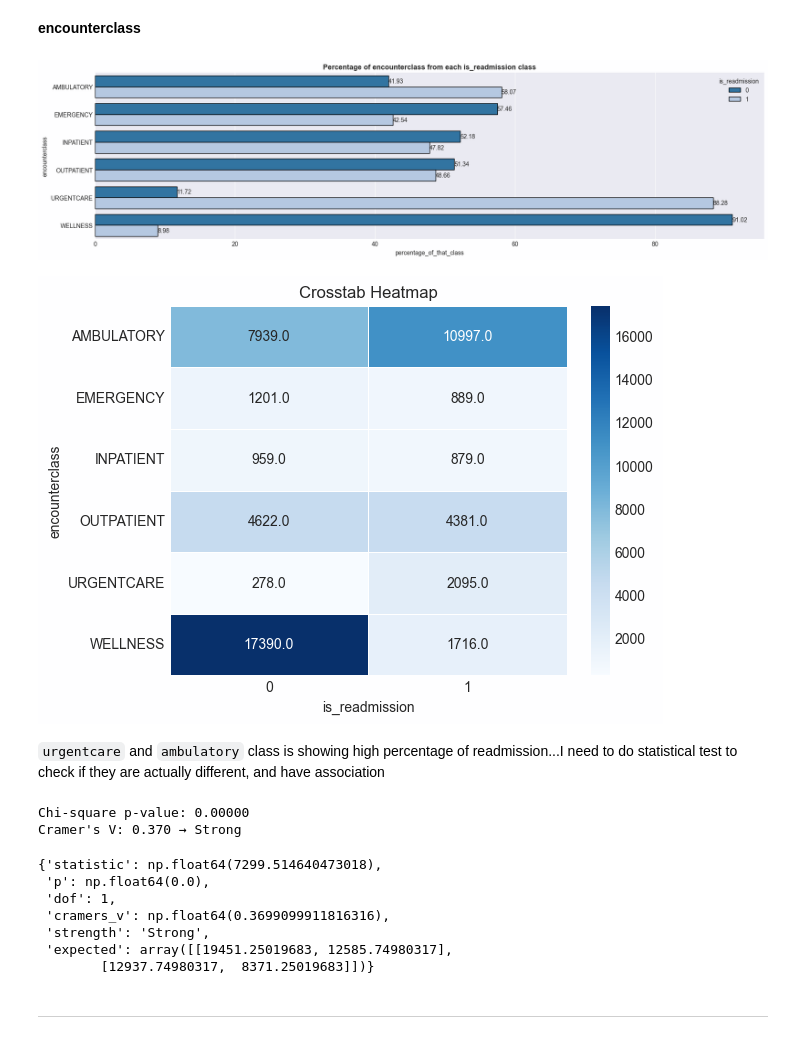
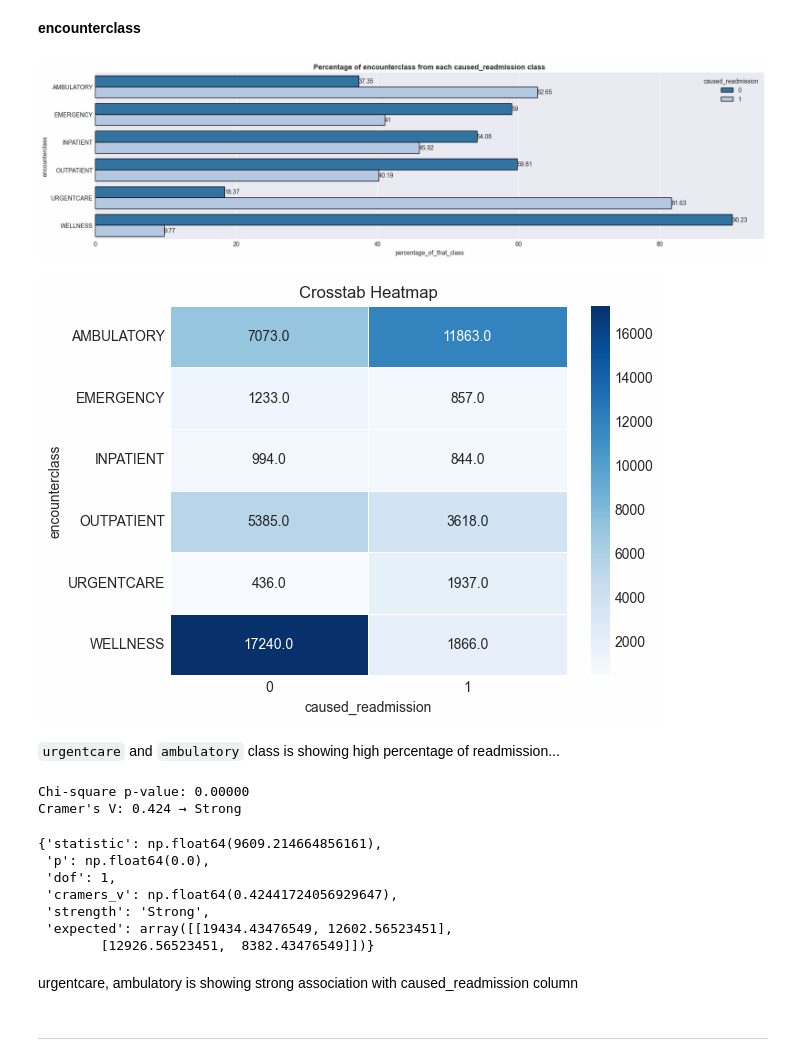
Before and after one commit to IamRaNo/ranojoy_data_analytics_projects, a Jupyter notebook: synthea readmission analysis/notebooks/pandas_analysis.ipynb, the cells around one changed output. Cells and saved outputs as stored; diff of their text form; code cells hidden in the pictures.

```diff
--- a/synthea readmission analysis/notebooks/pandas_analysis.ipynb
+++ b/synthea readmission analysis/notebooks/pandas_analysis.ipynb
@@ -60,6 +60,8 @@ data.head(1)
 data['condition_duration']= data['condition_duration'].str.replace(' days',"").astype('Int64')
 # %%
 data['careplan_duration']= data['careplan_duration'].str.replace(' days',"").astype('Int64')
+# %%
+data[['careplan_duration','condition_duration']] = data[['careplan_duration','condition_duration']].fillna(0)
 # %%
 data.shape
 # %% [output]
@@ -333,32 +301,34 @@ small_cat_cols
 **encounterclass**
 # %%
 plt.figure(figsize=(20,5))
-P.percentage_in_that_class(column='encounterclass',data=data,target='is_readmission',orient='h')
+P.percentage_in_that_class(column='encounterclass',data=data,target='caused_readmission',orient='h')
 # %% [output]
-[figure, old version]
+[figure, new version]
 # %%
-ct = pd.crosstab(data['encounterclass'],data['is_readmission'])
+ct = pd.crosstab(data['encounterclass'],data['caused_readmission'])
 
 P.plot_heatmap(ct)
 # %% [output]
-[figure, old version]
+[figure, new version]
 # %% [markdown]
-`urgentcare` and `ambulatory` class is showing high percentage of readmission...I need to do statistical test to check if they are actually different, and have association
+`urgentcare` and `ambulatory` class is showing high percentage of readmission...
 # %%
 urgent_care_mask = (data['encounterclass']=='URGENTCARE') | (data['encounterclass']=='AMBULATORY')
-ct = pd.crosstab(urgent_care_mask,data['is_readmission'])
+ct = pd.crosstab(urgent_care_mask,data['caused_readmission'])
 
 S.chi_sqared_test(ct)
 # %% [output]
 Chi-square p-value: 0.00000
-Cramer's V: 0.370 → Strong
+Cramer's V: 0.424 → Strong
-{'statistic': np.float64(7299.514640473018),
+{'statistic': np.float64(9609.214664856161),
  'p': np.float64(0.0),
  'dof': 1,
- 'cramers_v': np.float64(0.3699099911816316),
+ 'cramers_v': np.float64(0.42441724056929647),
  'strength': 'Strong',
- 'expected': array([[19451.25019683, 12585.74980317],
-        [12937.74980317,  8371.25019683]])}
+ 'expected': array([[19434.43476549, 12602.56523451],
+        [12926.56523451,  8382.43476549]])}
+# %% [markdown]
+urgentcare, ambulatory is showing strong association with caused_readmission column
 # %% [markdown]
 ***
 # %% [markdown]
```
Also changed, not shown: parts of 83 cells of this notebook, 3 other files.
